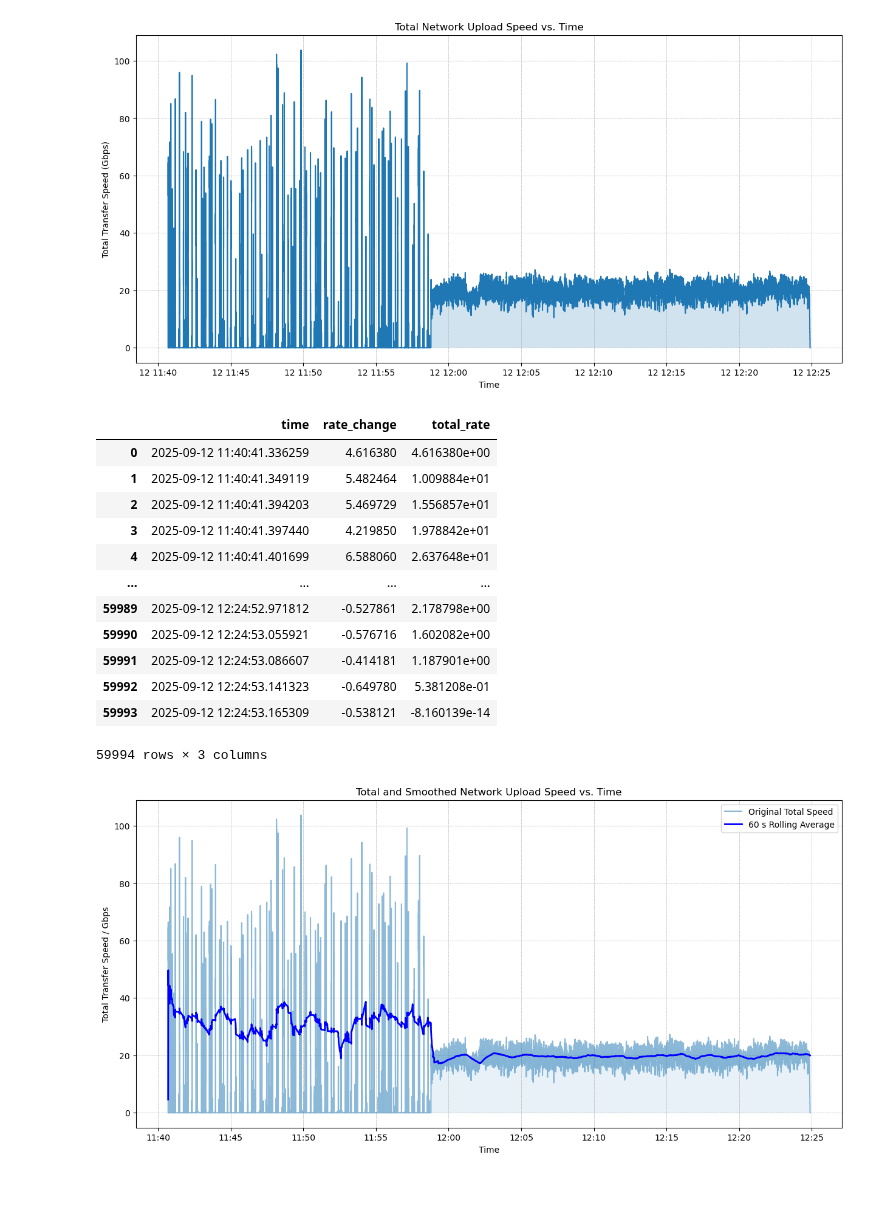
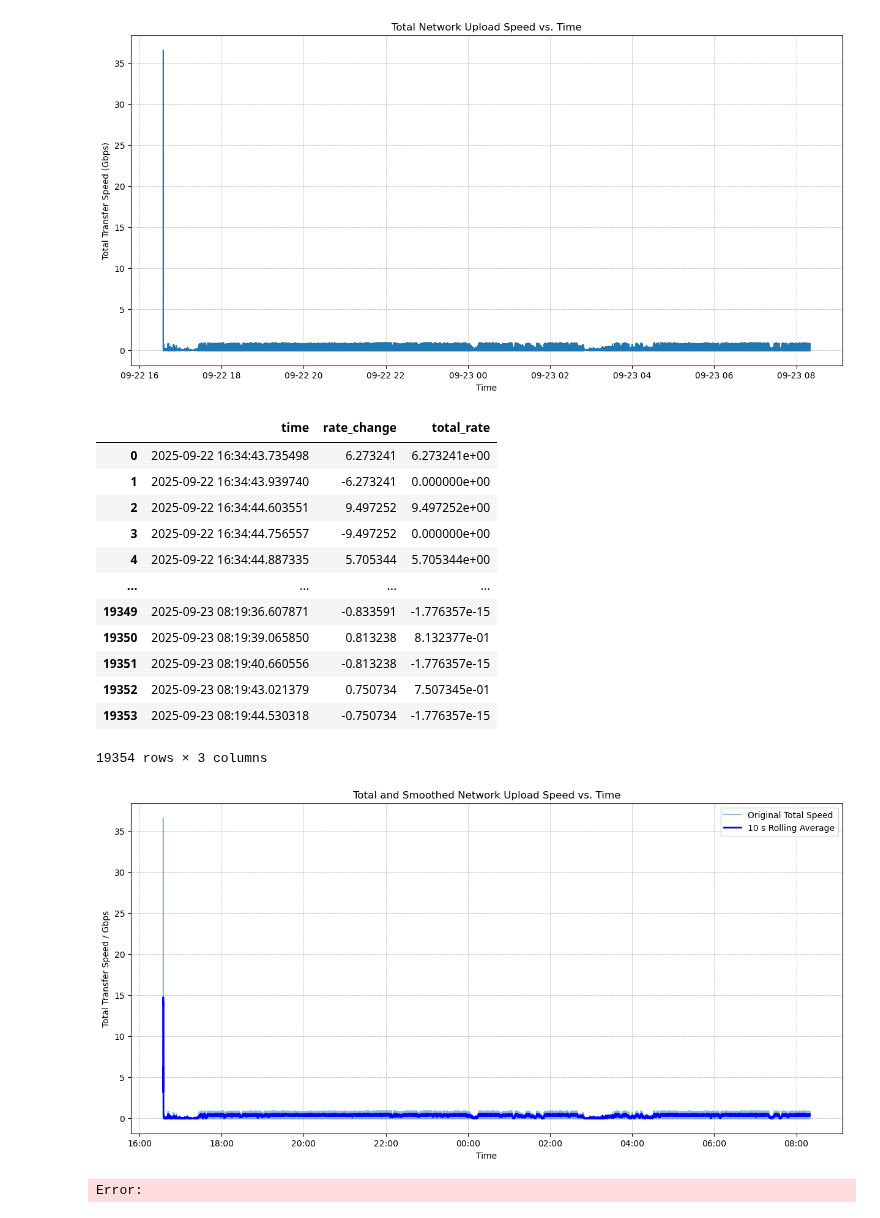
Before and after one commit to lsst-uk/csd3-echo-somerville, a Jupyter notebook: csd3-side/notebooks/transfer_speeds_from_log.ipynb, the cells around one changed output. Saved outputs shown, nothing was run; the diff lists cells and outputs as text; code cells hidden in the pictures; blank space fills up the shorter version.

```diff
--- a/csd3-side/notebooks/transfer_speeds_from_log.ipynb
+++ b/csd3-side/notebooks/transfer_speeds_from_log.ipynb
@@ -8,5 +8,5 @@ ls ~/wide-all/butler_wide_20220930-data-lsst-backup.csv
 # %%
-df = pd.read_csv('~/wide-all/butler_wide_20220930-data-lsst-backup.csv').drop(columns=['LOCAL_FOLDER', 'BUCKET_NAME', 'DESTINATION_KEY', 'CHECKSUM'])
+df = pd.read_csv('~/somerville-ral-dummy-test/data-dummy_data-lsst-backup.csv').drop(columns=['LOCAL_FOLDER', 'BUCKET_NAME', 'DESTINATION_KEY', 'CHECKSUM'])
 df
 # %% [output]
 |  | LOCAL_PATH | FILE_SIZE | ZIP_CONTENTS | FILES_PER_ZIP | UPLOAD_TIME | UPLOAD_START | UPLOAD_END |
@@ -382,7 +385,7 @@ df = df.sort_values(by='UPLOAD_START').reset_index(drop=True)
 client.scatter(df)
 print("sorted df")
 print("from pandas df to dask ddf")
-ddf = dd.from_pandas(df, npartitions=4000)
+ddf = dd.from_pandas(df, npartitions=100)
 # --- 1. Data Preparation ---
 # Ensure datetime types for accurate calculations
 # ddf['UPLOAD_START'] = dd.to_datetime(ddf['UPLOAD_START'])
@@ -397,18 +400,26 @@ def gen_events(row):
     if pd.notna(row['TRANSFER_RATE']) and row['TRANSFER_RATE'] > 0:
         events.append({'time': row['UPLOAD_START'], 'rate_change': row['TRANSFER_RATE']})
         events.append({'time': row['UPLOAD_END'], 'rate_change': -row['TRANSFER_RATE']})
-    return pd.DataFrame(events).sort_values(by='time').reset_index(drop=True)
+    # return pd.DataFrame(events).sort_values(by='time').reset_index(drop=True)
+    return events
+
+def process_partition(partition):
+    # Apply the function to each row to get a list of lists of dictionaries
+    list_of_events = partition.apply(gen_events, axis=1).sum()
+    # If no events were generated in this partition, return an empty DataFrame
+    if not list_of_events:
+        return pd.DataFrame({'time': pd.Series(dtype='datetime64[ns]'), 'rate_change': pd.Series(dtype='float64')})
+    # Convert the list of events into a single DataFrame for the partition
+    return pd.DataFrame(list_of_events)
 
 events_ddf = ddf.map_partitions(
-    lambda partition: partition.apply(
-        gen_events,
-        axis=1
-    ),
+    process_partition,
     meta={'time': 'datetime64[ns]', 'rate_change': 'float64'}
 ).dropna().reset_index(drop=True)
 print("set up events_ddf")
 # Convert the list of events to a DataFrame and sort chronologically
 events_df = events_ddf.compute().sort_values(by='time').reset_index(drop=True)
+events_df['time'] = pd.to_datetime(events_df['time'])
 print("computed events_df")
 # --- 3. Calculate Throughput Over Time ---
 # Iterate through the timeline, calculating the total data transferred during each interval
@@ -526,23 +510,23 @@ plt.grid(True, which='both', linestyle='--', linewidth=0.5)
 plt.fill_between(plot_times, plot_rates, alpha=0.2)
 plt.show()
 # %% [output]
-[figure, old version]
+[figure, new version]
 # %%
 events_df
 # %% [output]
 |  | time | rate_change | total_rate |
-| 0 | 2025-09-12 11:40:41.336259 | 4.616380 | 4.616380e+00 |
-| 1 | 2025-09-12 11:40:41.349119 | 5.482464 | 1.009884e+01 |
-| 2 | 2025-09-12 11:40:41.394203 | 5.469729 | 1.556857e+01 |
-| 3 | 2025-09-12 11:40:41.397440 | 4.219850 | 1.978842e+01 |
-| 4 | 2025-09-12 11:40:41.401699 | 6.588060 | 2.637648e+01 |
+| 0 | 2025-09-22 16:34:43.735498 | 6.273241 | 6.273241e+00 |
+| 1 | 2025-09-22 16:34:43.939740 | -6.273241 | 0.000000e+00 |
+| 2 | 2025-09-22 16:34:44.603551 | 9.497252 | 9.497252e+00 |
+| 3 | 2025-09-22 16:34:44.756557 | -9.497252 | 0.000000e+00 |
+| 4 | 2025-09-22 16:34:44.887335 | 5.705344 | 5.705344e+00 |
 | ... | ... | ... | ... |
-| 59989 | 2025-09-12 12:24:52.971812 | -0.527861 | 2.178798e+00 |
-| 59990 | 2025-09-12 12:24:53.055921 | -0.576716 | 1.602082e+00 |
-| 59991 | 2025-09-12 12:24:53.086607 | -0.414181 | 1.187901e+00 |
-| 59992 | 2025-09-12 12:24:53.141323 | -0.649780 | 5.381208e-01 |
-| 59993 | 2025-09-12 12:24:53.165309 | -0.538121 | -8.160139e-14 |
+| 19349 | 2025-09-23 08:19:36.607871 | -0.833591 | -1.776357e-15 |
+| 19350 | 2025-09-23 08:19:39.065850 | 0.813238 | 8.132377e-01 |
+| 19351 | 2025-09-23 08:19:40.660556 | -0.813238 | -1.776357e-15 |
+| 19352 | 2025-09-23 08:19:43.021379 | 0.750734 | 7.507345e-01 |
+| 19353 | 2025-09-23 08:19:44.530318 | -0.750734 | -1.776357e-15 |
-59994 rows × 3 columns
+19354 rows × 3 columns
 # %%
 # --- 6. Plot Smoothed Throughput Over Time ---
 
@@ -552,33 +536,34 @@ from matplotlib.dates import DateFormatter
 # To perform a time-based rolling average, we first set the 'time' column as the index.
 events_indexed_by_time = events_df.set_index('time')
 
 # Calculate the rolling mean over a 60-second window.
 # This creates a new series with the smoothed transfer rate.
-smoothed_rate = events_indexed_by_time['total_rate'].rolling('60s').mean()
+smoothed_rate = events_indexed_by_time['total_rate'].rolling('10s').mean()
 
 
 # Plotting the original and smoothed data together
 plt.figure(figsize=(15, 7))
 
 # Plot the original, "spiky" step plot from the previous cell
 plt.plot(plot_times, plot_rates, label='Original Total Speed', alpha=0.5)
 plt.fill_between(plot_times, plot_rates, alpha=0.1)
 
 # Plot the new smoothed data
-plt.plot(smoothed_rate.index, smoothed_rate.values, label='60 s Rolling Average', color='blue', linewidth=2)
+plt.plot(smoothed_rate.index, smoothed_rate.values, label='10 s Rolling Average', color='blue', linewidth=2)
 
 plt.title('Total and Smoothed Network Upload Speed vs. Time')
 plt.xlabel('Time')
 plt.ylabel('Total Transfer Speed / Gbps')
 plt.grid(True, which='both', linestyle='--', linewidth=0.5)
 # plt.xlim(events_df['time'].min()+pd.Timedelta(minutes=20), events_df['time'].max()+pd.Timedelta(minutes=10))
 # plt.ylim(0, 40)
 plt.legend()
 
 # Get the current axes and set the x-axis formatter
 ax = plt.gca()
 ax.xaxis.set_major_formatter(DateFormatter('%H:%M'))
 
 plt.show()
 # %% [output]
-[figure, old version]
+[figure, new version]
+Error:
```
Also changed, not shown: parts of 33 cells of this notebook, 2 other files.
